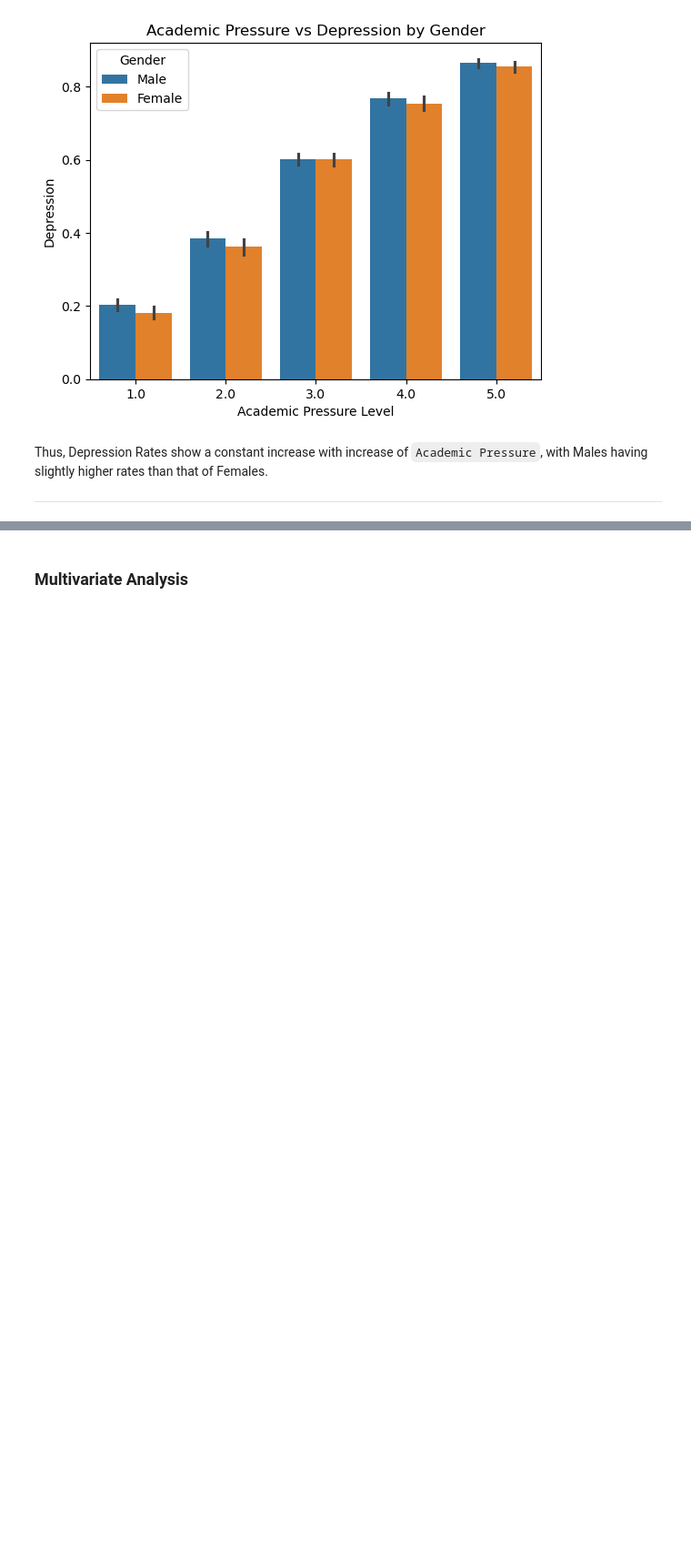
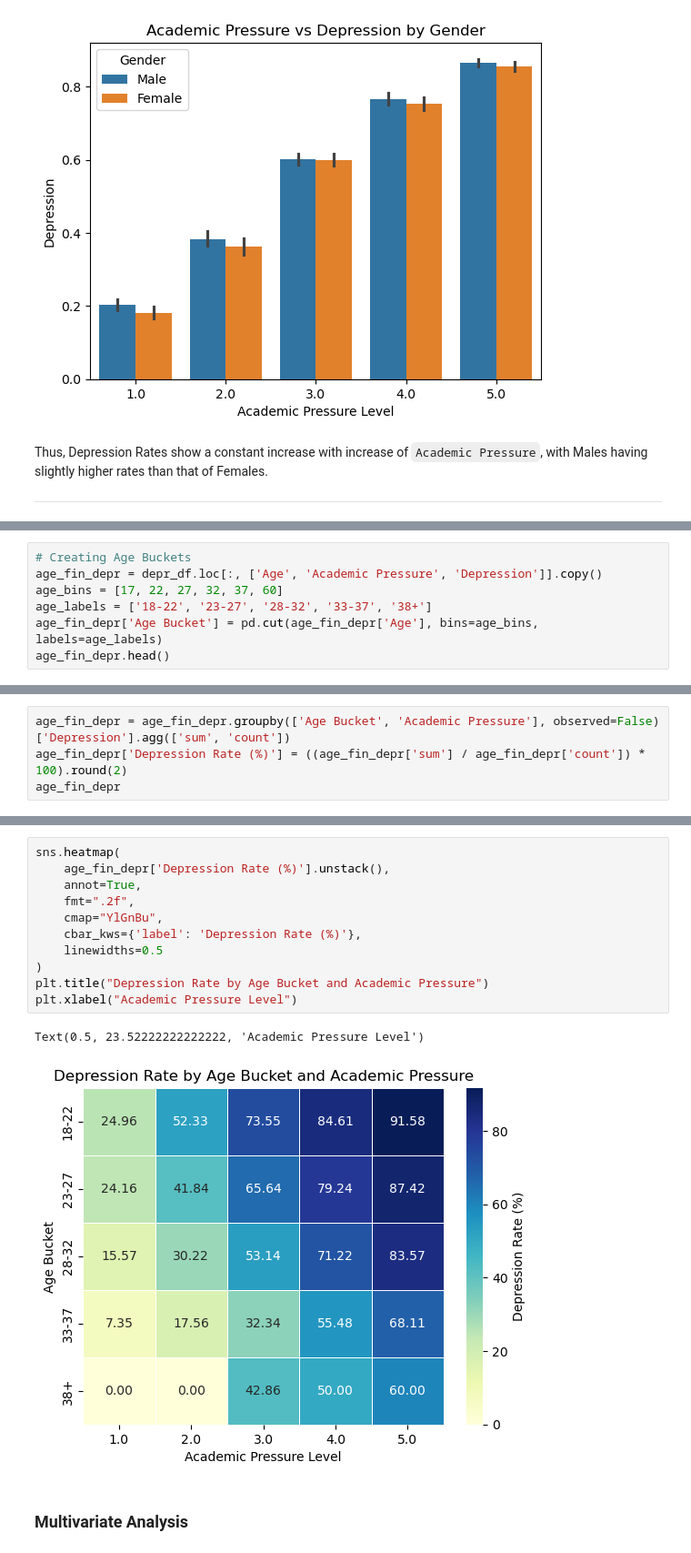
Before and after one commit to Siddharth-Saravanan/Student_Depression_Analysis_and_Prediction_using_Machine_Learning, a Jupyter notebook: student_depression_prediction.ipynb, the cells around one changed output, grey strips where cells are left out. Shown at 91% size. Saved outputs shown, nothing was run; the diff lists cells and outputs as text; blank space fills up the shorter version.

Commit message:
EDA: Replaced boxplot with heatmap for 3rd question Bivariate

```diff
--- a/student_depression_prediction.ipynb
+++ b/student_depression_prediction.ipynb
@@ -911,0 +907,7 @@ sns.boxplot(data=depr_df, x='Financial Stress', y='Age', hue='Depression')
+# %%
+# Creating Age Buckets
+age_fin_depr = depr_df.loc[:, ['Age', 'Academic Pressure', 'Depression']].copy()
+age_bins = [17, 22, 27, 32, 37, 60]
+age_labels = ['18-22', '23-27', '28-32', '33-37', '38+']
+age_fin_depr['Age Bucket'] = pd.cut(age_fin_depr['Age'], bins=age_bins, labels=age_labels)
+age_fin_depr.head()
@@ -911,0 +921,4 @@ sns.boxplot(data=depr_df, x='Financial Stress', y='Age', hue='Depression')
+# %%
+age_fin_depr = age_fin_depr.groupby(['Age Bucket', 'Academic Pressure'], observed=False)['Depression'].agg(['sum', 'count'])
+age_fin_depr['Depression Rate (%)'] = ((age_fin_depr['sum'] / age_fin_depr['count']) * 100).round(2)
+age_fin_depr
@@ -912,3 +944,17 @@ sns.boxplot(data=depr_df, x='Financial Stress', y='Age', hue='Depression')
+# %%
+sns.heatmap(
+    age_fin_depr['Depression Rate (%)'].unstack(),
+    annot=True,
+    fmt=".2f",
+    cmap="YlGnBu",
+    cbar_kws={'label': 'Depression Rate (%)'},
+    linewidths=0.5
+)
+plt.title("Depression Rate by Age Bucket and Academic Pressure")
+plt.xlabel("Academic Pressure Level")
+# %% [output]
+Text(0.5, 23.52222222222222, 'Academic Pressure Level')
+[figure, added]
 # %% [markdown]
 ### Multivariate Analysis
 # %% [markdown]
```
Also changed, not shown: parts of 4 cells of this notebook.
